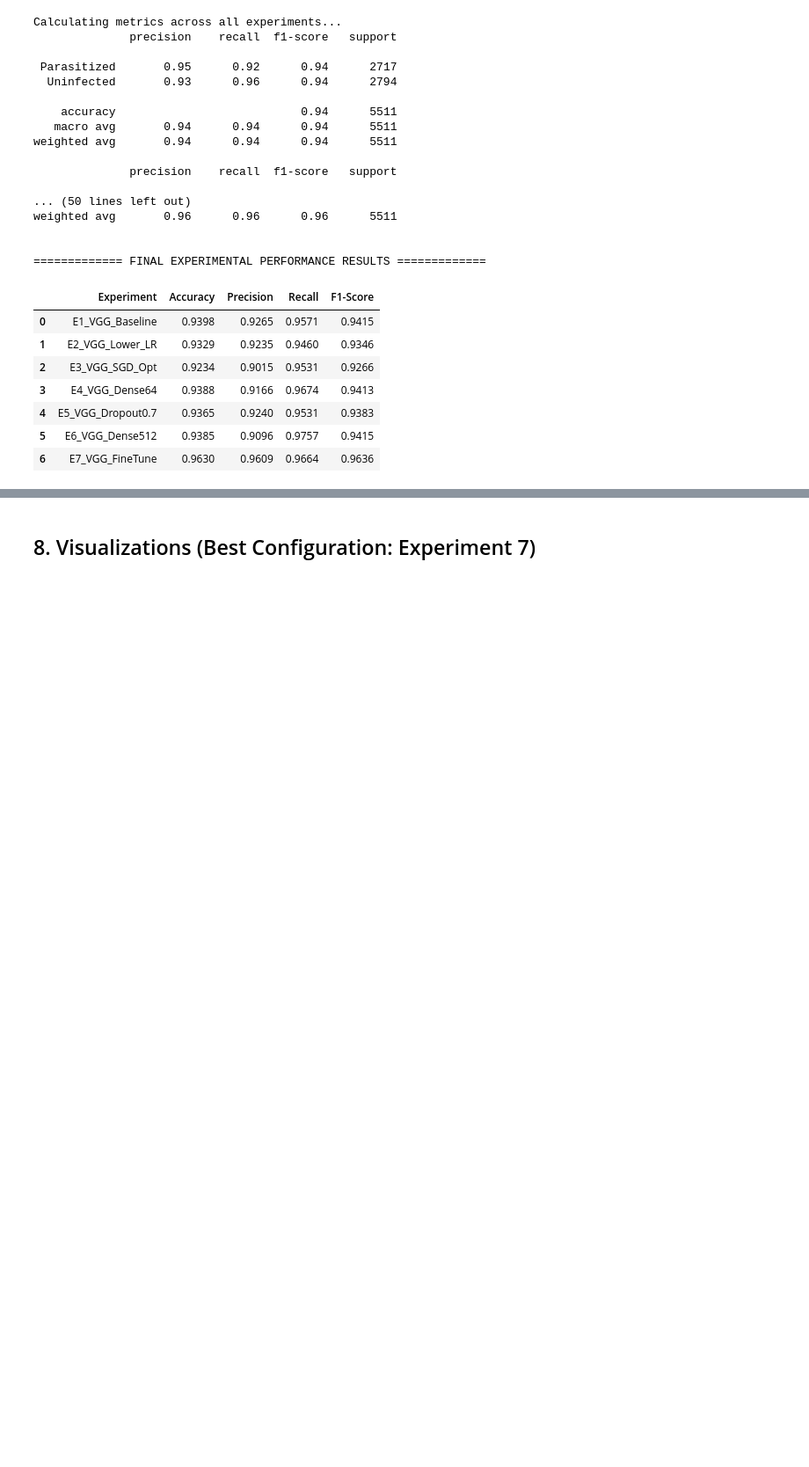
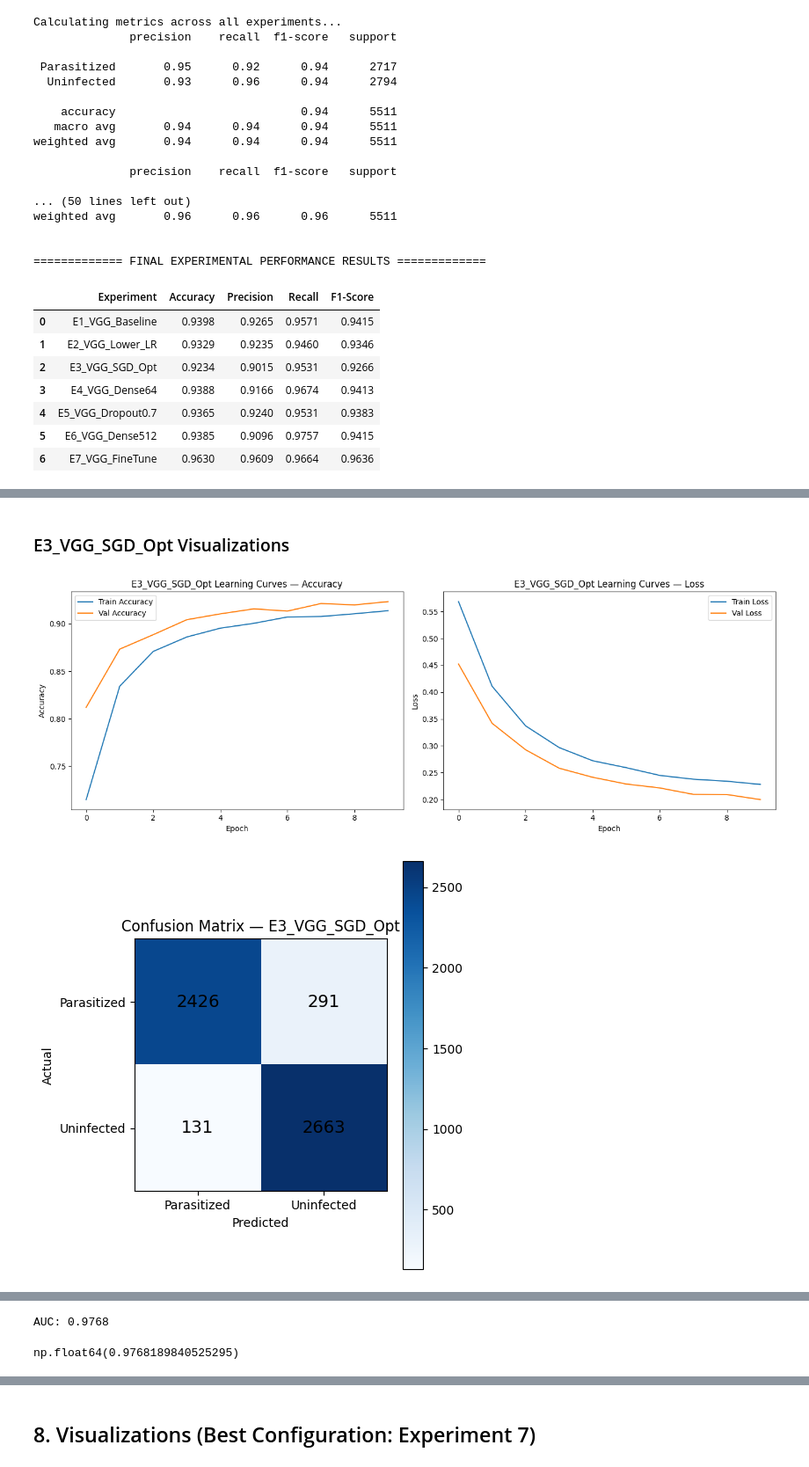
Before and after one commit to Tresorshingiro/Malaria-Diagnosis-CNN-Transfer-Learning, a Jupyter notebook: model3_vgg16.ipynb, the cells around one changed output, grey strips where cells are left out. Shown at 88% size. Drawn from its saved outputs; the diff is of its cells as text; code cells hidden in the pictures; blank space fills up the shorter version.

```diff
--- a/model3_vgg16.ipynb
+++ b/model3_vgg16.ipynb
@@ -449,0 +476,10 @@ weighted avg       0.96      0.96      0.96      5511
+# %% [markdown]
+### E3_VGG_SGD_Opt Visualizations
+# %%
+plot_learning_curves(hist_vgg3, title="E3_VGG_SGD_Opt Learning Curves")
+y_true, y_pred, y_scores = all_vgg_preds["E3_VGG_SGD_Opt"]
+plot_confusion_matrix(y_true, y_pred, title="Confusion Matrix — E3_VGG_SGD_Opt")
+plot_roc_curve(y_true, y_scores, title="ROC Curve — E3_VGG_SGD_Opt")
+# %% [output]
+[figure, added]
+[figure, added]
@@ -449,0 +487,2 @@ weighted avg       0.96      0.96      0.96      5511
+AUC: 0.9768
+np.float64(0.9768189840525295)
```
Also changed, not shown: parts of 11 cells of this notebook.
